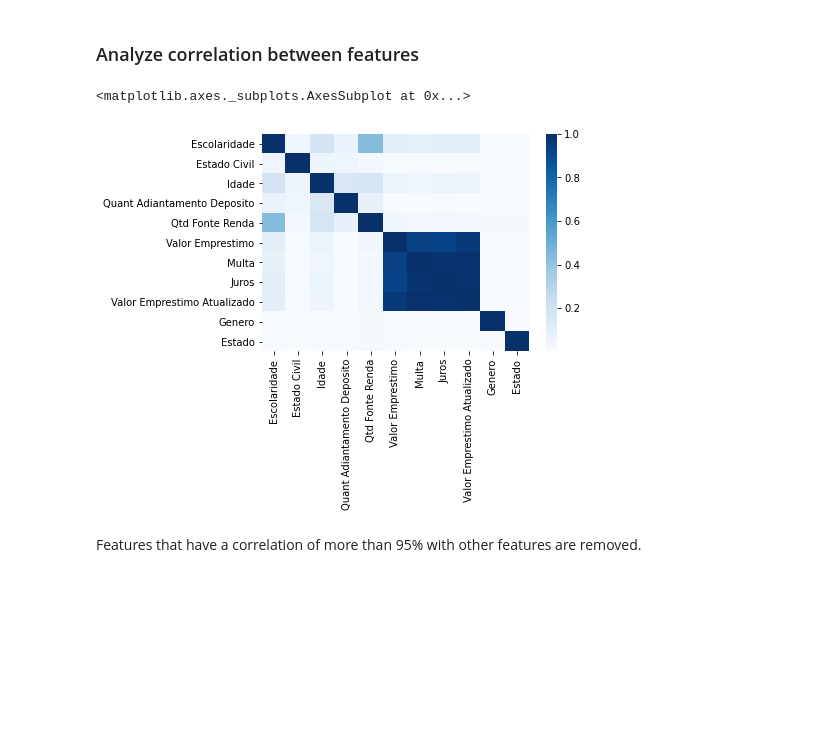
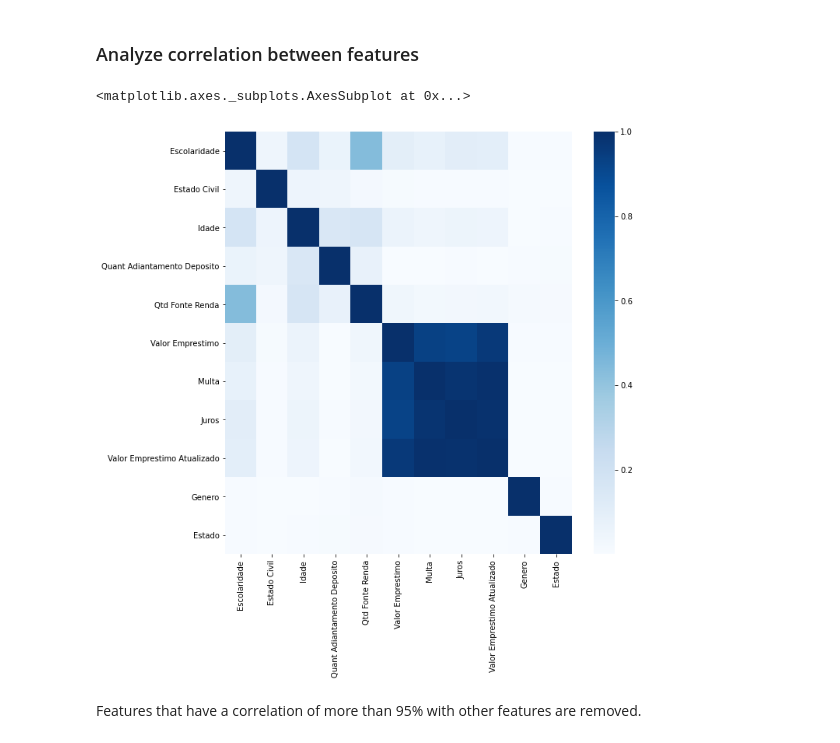
Before and after one commit to rrbarioni/credit-risk-analysis, a Jupyter notebook: src/credit_risk_analysis.ipynb, the cells around one changed output. Drawn from its saved outputs; the diff is of its cells as text; code cells hidden in the pictures; blank space fills up the shorter version.

```diff
--- a/src/credit_risk_analysis.ipynb
+++ b/src/credit_risk_analysis.ipynb
@@ -302,11 +302,13 @@ for i, col in enumerate(cat):
 # %% [markdown]
 ### Analyze correlation between features
 # %%
+plt.figure(figsize=(10, 10))
+
 corr_matrix = df.drop(target, axis=1).corr().abs()
 sns.heatmap(corr_matrix, cmap='Blues')
 # %% [output]
 <matplotlib.axes._subplots.AxesSubplot at 0x...>
-[figure, old version]
+[figure, new version]
 # %% [markdown]
 Features that have a correlation of more than 95% with other features are removed.
 # %%
```
Also changed, not shown: parts of 11 cells of this notebook.
